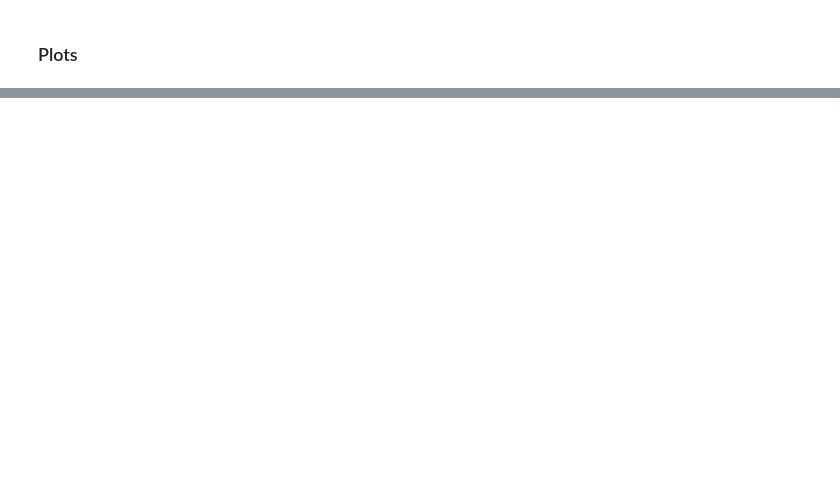
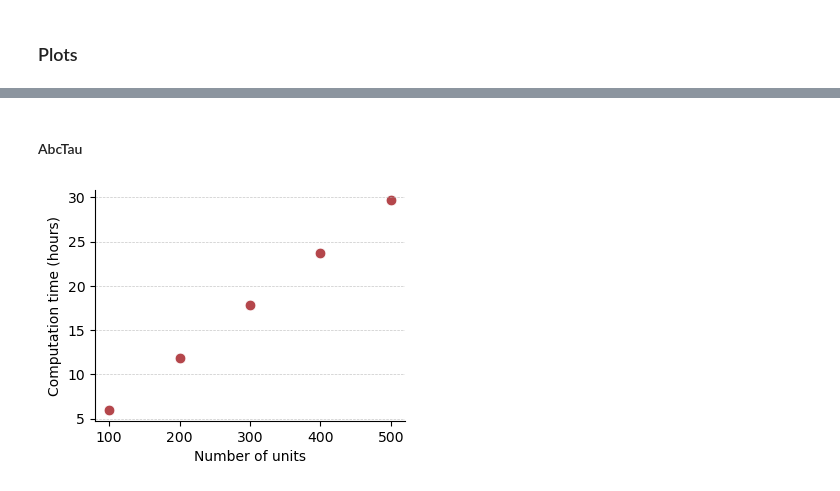
Before and after one commit to iinnpp/isttc, a Jupyter notebook: notebooks/synthetic/compute_time_trials.ipynb, the cells around one changed output, grey strips where cells are left out. Cells and saved outputs as stored; diff of their text form; code cells hidden in the pictures; blank space fills up the shorter version.

```diff
--- a/notebooks/synthetic/compute_time_trials.ipynb
+++ b/notebooks/synthetic/compute_time_trials.ipynb
@@ -165,0 +153,19 @@ tau_all_long_len_df
+# %%
+results_folder_abctau = r"D:\all_abctau_dst_gamma_0_01_50_comp_time\comp_time"
+
+rows = []
+
+for fname in os.listdir(results_folder_abctau):
+    if fname.endswith(".pkl"):
+        fpath = os.path.join(results_folder_abctau, fname)
+        with open(fpath, "rb") as f:
+            unit_time_dict = pickle.load(f)
+
+        # Expecting: {'unit_id': X, 'elapsed_time': Y}
+        rows.append({
+            "unit_id": unit_time_dict["unit_id"],
+            "elapsed_time": unit_time_dict["elapsed_time"]
+        })
+
+abctau_comp_time_df = pd.DataFrame(rows).sort_values("unit_id").reset_index(drop=True)
+abctau_comp_time_df
@@ -237,6 +265,7 @@ color_isttc_full = '#1ba9e2'
 color_pearson_trail_avg = '#f4a91c'
 color_sttc_trail_avg =  '#a49fce'
 color_sttc_trail_concat = '#955da2'
+color_abctau = '#B4464B'
 
 colors = [color_acf_full, color_isttc_full, color_pearson_trail_avg, color_sttc_trail_concat]
 
@@ -303,0 +325,20 @@ if save_fig:
+# %% [markdown]
+#### AbcTau
+# %%
+fig, axes = plt.subplots(1,1, figsize=(4,3))
+
+sns.scatterplot(x=result_abctau_df['n_units'].astype(str), y='median_total_time_h',
+                data=result_abctau_df[result_abctau_df['n_units'] <= 1000], color=color_abctau, s=60)
+axes.grid(True, which="both", axis='y', linestyle="--", linewidth=0.5, alpha=0.7)
+axes.legend(frameon=False)
+#axes.set_ylim([-0.5, 5])
+axes.set_xlabel('Number of units')
+axes.set_ylabel('Computation time (hours)')
+
+sns.despine()
+
+if save_fig:
+    plt.savefig(fig_folder + 'trials_comp_time_n_units_abctau.png' , bbox_inches='tight', dpi=300)
+    plt.savefig(fig_folder + 'trials_comp_time_n_units_abctau.svg' , bbox_inches='tight')
+# %% [output]
+[figure, added]
```
Also changed, not shown: parts of 11 cells of this notebook, 7 other files.
